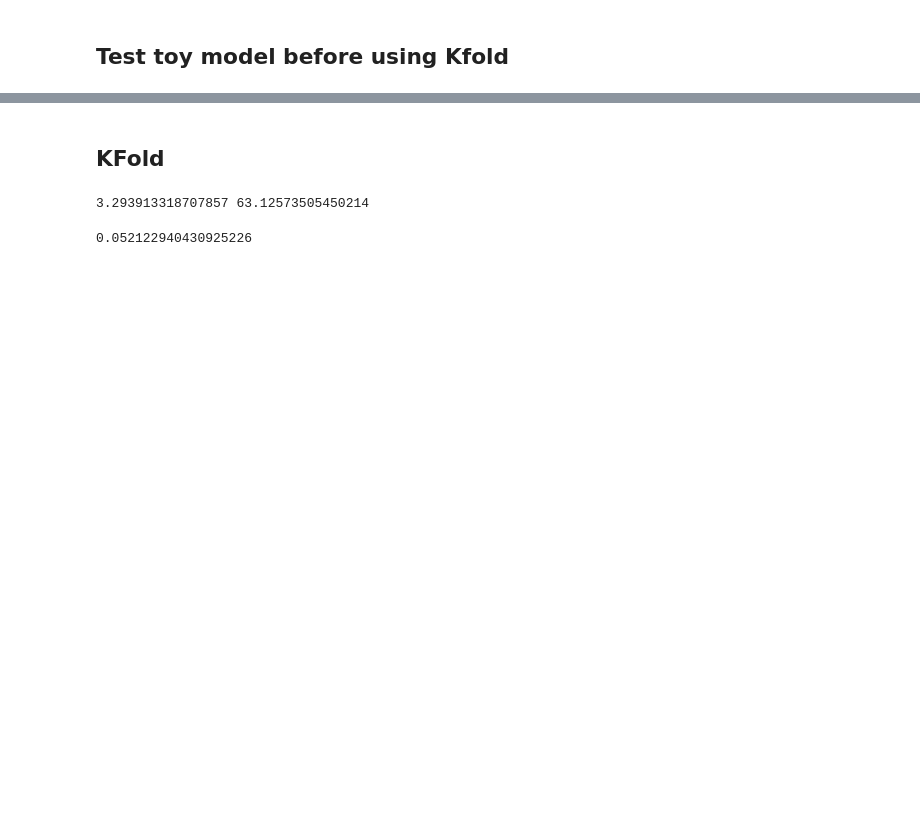
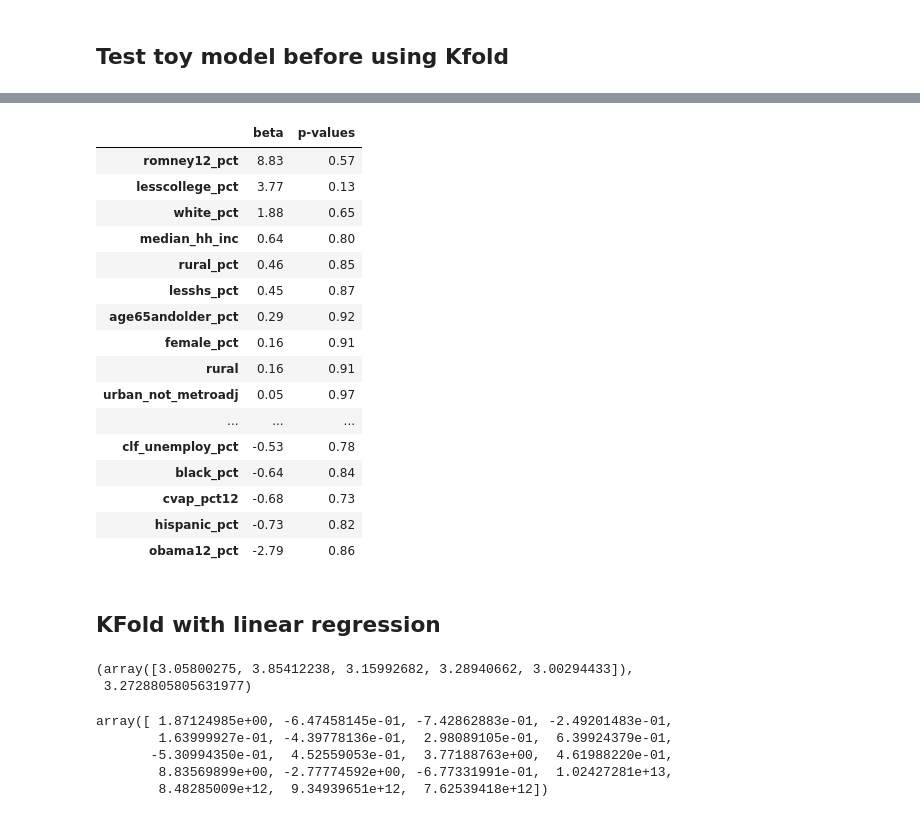
Before and after one commit to mkpetterson/2016-elections, a Jupyter notebook: Linear_regression.ipynb, the cells around one changed output, grey strips where cells are left out. Saved outputs shown, nothing was run; the diff lists cells and outputs as text; code cells hidden in the pictures; blank space fills up the shorter version.

Commit message:
adding kfold

```diff
--- a/Linear_regression.ipynb
+++ b/Linear_regression.ipynb
@@ -168,23 +141,40 @@ Warnings:
 strong multicollinearity problems or that the design matrix is singular.
+# %%
+# Add to df
+coeff['p-values'] = model.pvalues.values
+coeff = coeff.apply(lambda x: round(x,2))
+coeff.sort_values(by='beta', ascending=False)
+# %% [output]
+|  | beta | p-values |
+| romney12_pct | 8.83 | 0.57 |
+| lesscollege_pct | 3.77 | 0.13 |
+| white_pct | 1.88 | 0.65 |
+| median_hh_inc | 0.64 | 0.80 |
+| rural_pct | 0.46 | 0.85 |
+| lesshs_pct | 0.45 | 0.87 |
+| age65andolder_pct | 0.29 | 0.92 |
+| female_pct | 0.16 | 0.91 |
+| rural | 0.16 | 0.91 |
+| urban_not_metroadj | 0.05 | 0.97 |
+| ... | ... | ... |
+| clf_unemploy_pct | -0.53 | 0.78 |
+| black_pct | -0.64 | 0.84 |
+| cvap_pct12 | -0.68 | 0.73 |
+| hispanic_pct | -0.73 | 0.82 |
+| obama12_pct | -2.79 | 0.86 |
 # %% [markdown]
-## KFold
+## KFold with linear regression
-# %%
-kf = KFold(n_splits=5, shuffle=True)  # almost always use shuffle=True
-fold_scores = []
-y_hat_mean = []
-
-for train, test in kf.split(X_trains):
-    rmse, y_hat, coeff = modelers.lin_regression(X_trains[train],
-                                          X_trains[test],
-                                          y_train[train],
-                                          y_train[test])
-    fold_scores.append(rmse)
-    y_hat_mean.append(y_hat.mean())
-
-print(np.mean(fold_scores), np.mean(y_hat_mean))
-# %% [output]
-3.293913318707857 63.12573505450214
-# %%
-3.29/63.12
-# %% [output]
-0.052122940430925226
+# %%
+fold_scores, coeffs = modelers.kfold_scores(X_trains, y_train, 5)
+fold_scores, fold_scores.mean()
+# %% [output]
+(array([3.05800275, 3.85412238, 3.15992682, 3.28940662, 3.00294433]),
+ 3.2728805805631977)
+# %%
+coeffs.mean(axis=0)
+# %% [output]
+array([ 1.87124985e+00, -6.47458145e-01, -7.42862883e-01, -2.49201483e-01,
+        1.63999927e-01, -4.39778136e-01,  2.98089105e-01,  6.39924379e-01,
+       -5.30994350e-01,  4.52559053e-01,  3.77188763e+00,  4.61988220e-01,
+        8.83569899e+00, -2.77774592e+00, -6.77331991e-01,  1.02427281e+13,
+        8.48285009e+12,  9.34939651e+12,  7.62539418e+12])
```
Also changed, not shown: parts of 10 cells of this notebook, 1 other file.
